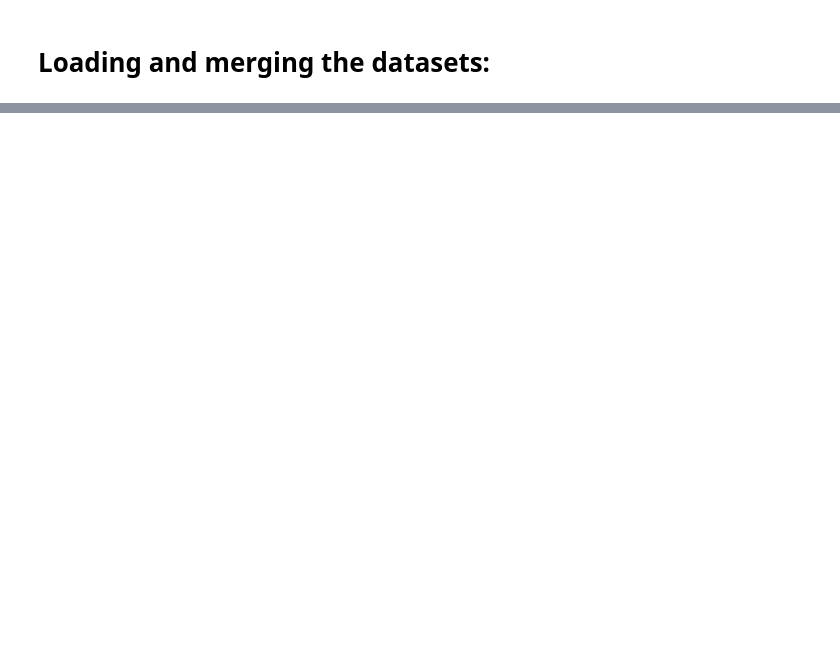
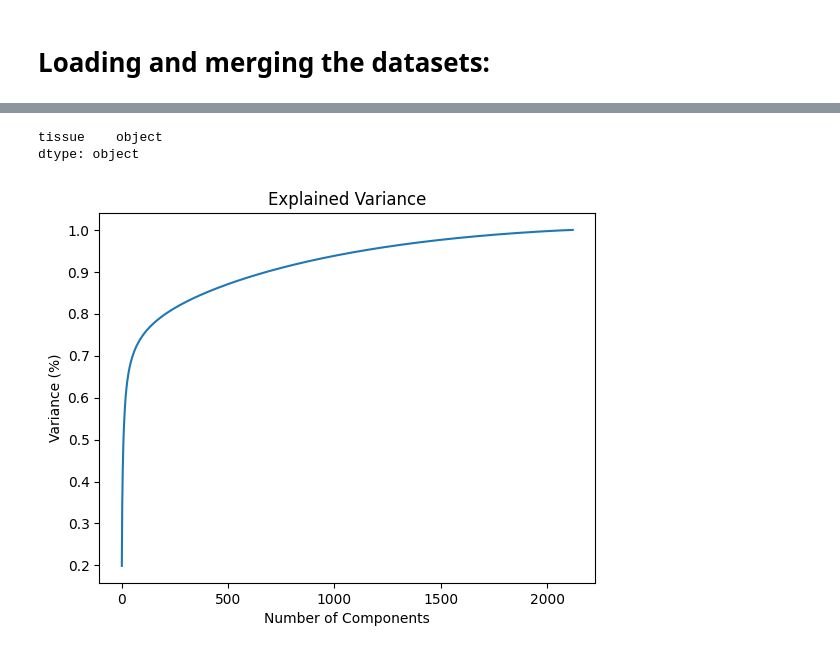
Before and after one commit to jamiecarnevale/GeneClassification-AD, a Jupyter notebook: Merged Datasets Modelling.ipynb, the cells around one changed output, grey strips where cells are left out. Cells and saved outputs as stored; diff of their text form; code cells hidden in the pictures; blank space fills up the shorter version.

```diff
--- a/Merged Datasets Modelling.ipynb
+++ b/Merged Datasets Modelling.ipynb
@@ -46,0 +121,2 @@ dfz
+# %%
+dfz = dfz.dropna(axis=1, how='any')
@@ -46,0 +165,45 @@ dfz
+# %%
+X = dfz.drop(['specimenID', 'HasAlzheimer','ID'], axis=1)
+y = dfz['HasAlzheimer']
+
+categorical_cols = ['tissue']  # Add other categorical column names if needed
+
+# Define numerical columns
+numerical_cols = [col for col in X.columns if col not in categorical_cols]
+# %%
+not_floats = X.dtypes[~((X.dtypes == 'float64') | (X.dtypes == 'float32'))]
+print(not_floats)
+# %% [output]
+tissue    object
+dtype: object
+# %%
+# Preprocessing for numerical data
+numerical_transformer = StandardScaler()
+
+# Preprocessing for categorical data
+categorical_transformer = OneHotEncoder(handle_unknown='ignore')
+
+# Define preprocessor
+preprocessor = ColumnTransformer(
+    transformers=[
+        ('num', numerical_transformer, numerical_cols),
+        ('cat', categorical_transformer, categorical_cols)
+    ])
+
+# Divide data into train and test sets
+X_train, X_test, y_train, y_test = train_test_split(X, y, test_size=0.2, random_state=42)
+# %%
+X_train_preprocessed = preprocessor.fit_transform(X_train)
+# %%
+# Fit PCA on your preprocessed data
+pca = PCA().fit(X_train_preprocessed)
+
+# Plot the explained variance ratio
+plt.figure()
+plt.plot(np.cumsum(pca.explained_variance_ratio_))
+plt.xlabel('Number of Components')
+plt.ylabel('Variance (%)')
+plt.title('Explained Variance')
+plt.show()
+# %% [output]
+[figure, added]
```
Also changed, not shown: parts of 16 cells of this notebook, 4 other files.
